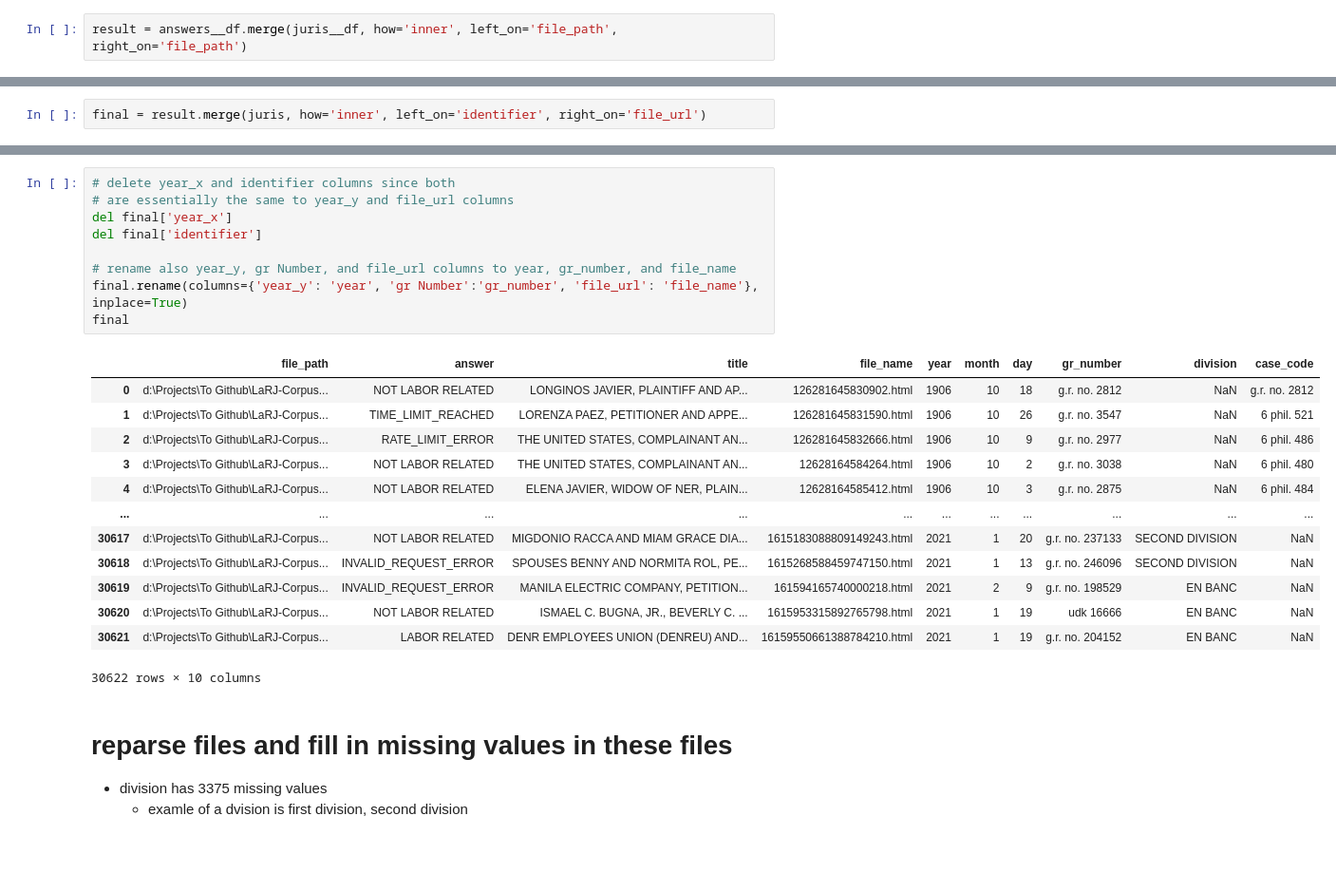
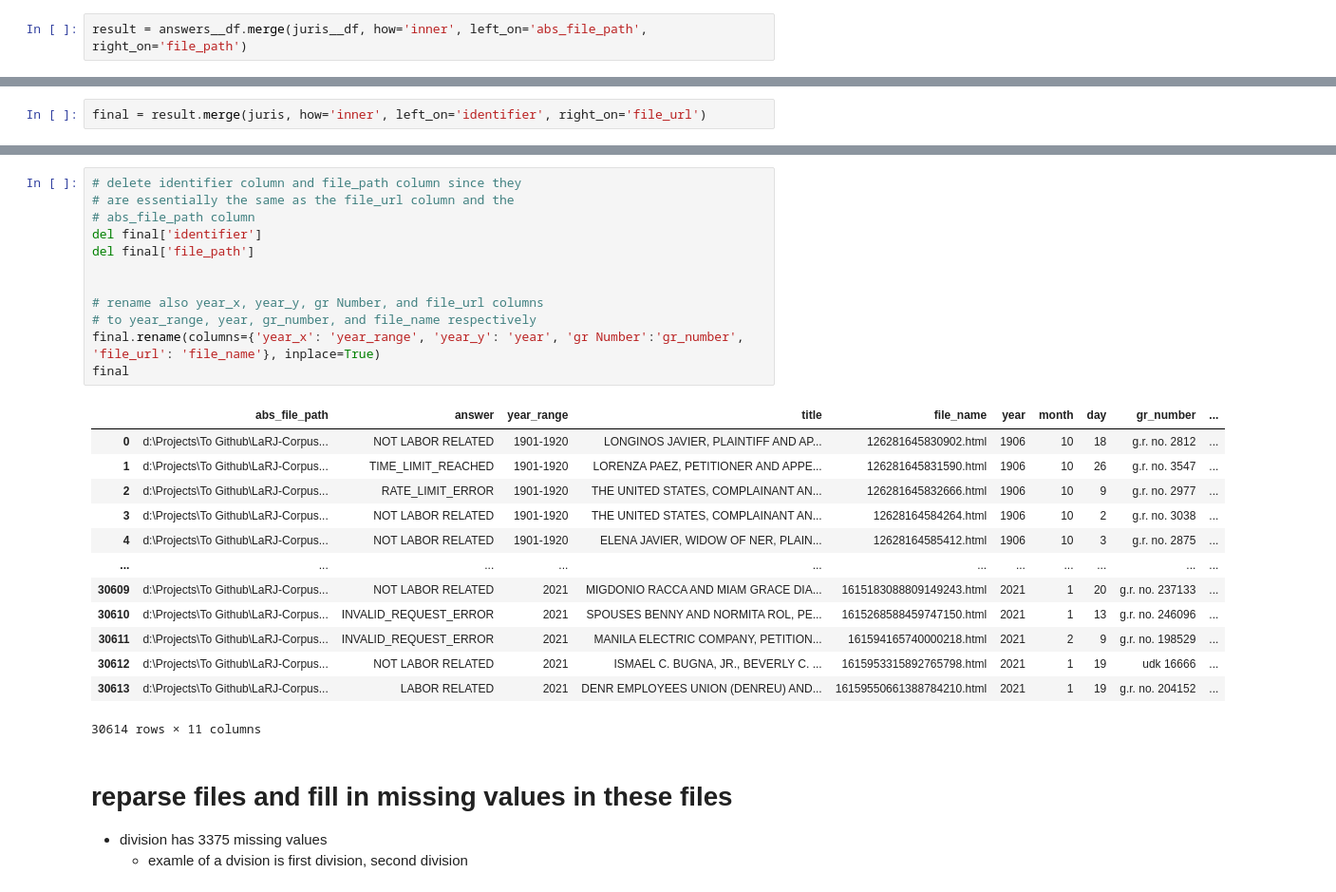
Before and after one commit to 08Aristodemus24/LaRJ-Corpus, a Jupyter notebook: raw labor related jurisprudence cleaning/create_final_proto.ipynb, the cells around one changed output, grey strips where cells are left out. Shown at 95% size. Drawn from its saved outputs; the diff is of its cells as text; blank space fills up the shorter version.

```diff
--- a/raw labor related jurisprudence cleaning/create_final_proto.ipynb
+++ b/raw labor related jurisprudence cleaning/create_final_proto.ipynb
@@ -121,7 +121,7 @@ juris__df
 # %% [markdown]
 # merge answers__df with juris__df.csv where the the file_path column and file_path column in both tables is equal
 # %%
-result = answers__df.merge(juris__df, how='inner', left_on='file_path', right_on='file_path')
+result = answers__df.merge(juris__df, how='inner', left_on='abs_file_path', right_on='file_path')
 # %%
 result
 # %% [output]
@@ -161,26 +161,29 @@ final
 # %%
-# delete year_x and identifier columns since both
-# are essentially the same to year_y and file_url columns
-del final['year_x']
+# delete identifier column and file_path column since they
+# are essentially the same as the file_url column and the
+# abs_file_path column
 del final['identifier']
+del final['file_path']
 
-# rename also year_y, gr Number, and file_url columns to year, gr_number, and file_name
-final.rename(columns={'year_y': 'year', 'gr Number':'gr_number', 'file_url': 'file_name'}, inplace=True)
+
+# rename also year_x, year_y, gr Number, and file_url columns
+# to year_range, year, gr_number, and file_name respectively
+final.rename(columns={'year_x': 'year_range', 'year_y': 'year', 'gr Number':'gr_number', 'file_url': 'file_name'}, inplace=True)
 final
 # %% [output]
-|  | file_path | answer | title | file_name | year | month | day | gr_number | division | case_code |
-| 0 | d:\Projects\To Github\LaRJ-Corpus... | NOT LABOR RELATED | LONGINOS JAVIER, PLAINTIFF AND AP... | 126281645830902.html | 1906 | 10 | 18 | g.r. no. 2812 | NaN | g.r. no. 2812 |
-| 1 | d:\Projects\To Github\LaRJ-Corpus... | TIME_LIMIT_REACHED | LORENZA PAEZ, PETITIONER AND APPE... | 126281645831590.html | 1906 | 10 | 26 | g.r. no. 3547 | NaN | 6 phil. 521 |
-| 2 | d:\Projects\To Github\LaRJ-Corpus... | RATE_LIMIT_ERROR | THE UNITED STATES, COMPLAINANT AN... | 126281645832666.html | 1906 | 10 | 9 | g.r. no. 2977 | NaN | 6 phil. 486 |
-| 3 | d:\Projects\To Github\LaRJ-Corpus... | NOT LABOR RELATED | THE UNITED STATES, COMPLAINANT AN... | 12628164584264.html | 1906 | 10 | 2 | g.r. no. 3038 | NaN | 6 phil. 480 |
-| 4 | d:\Projects\To Github\LaRJ-Corpus... | NOT LABOR RELATED | ELENA JAVIER, WIDOW OF NER, PLAIN... | 12628164585412.html | 1906 | 10 | 3 | g.r. no. 2875 | NaN | 6 phil. 484 |
+|  | abs_file_path | answer | year_range | title | file_name | year | month | day | gr_number | ... |
+| 0 | d:\Projects\To Github\LaRJ-Corpus... | NOT LABOR RELATED | 1901-1920 | LONGINOS JAVIER, PLAINTIFF AND AP... | 126281645830902.html | 1906 | 10 | 18 | g.r. no. 2812 | ... |
+| 1 | d:\Projects\To Github\LaRJ-Corpus... | TIME_LIMIT_REACHED | 1901-1920 | LORENZA PAEZ, PETITIONER AND APPE... | 126281645831590.html | 1906 | 10 | 26 | g.r. no. 3547 | ... |
+| 2 | d:\Projects\To Github\LaRJ-Corpus... | RATE_LIMIT_ERROR | 1901-1920 | THE UNITED STATES, COMPLAINANT AN... | 126281645832666.html | 1906 | 10 | 9 | g.r. no. 2977 | ... |
+| 3 | d:\Projects\To Github\LaRJ-Corpus... | NOT LABOR RELATED | 1901-1920 | THE UNITED STATES, COMPLAINANT AN... | 12628164584264.html | 1906 | 10 | 2 | g.r. no. 3038 | ... |
+| 4 | d:\Projects\To Github\LaRJ-Corpus... | NOT LABOR RELATED | 1901-1920 | ELENA JAVIER, WIDOW OF NER, PLAIN... | 12628164585412.html | 1906 | 10 | 3 | g.r. no. 2875 | ... |
 | ... | ... | ... | ... | ... | ... | ... | ... | ... | ... | ... |
-| 30617 | d:\Projects\To Github\LaRJ-Corpus... | NOT LABOR RELATED | MIGDONIO RACCA AND MIAM GRACE DIA... | 1615183088809149243.html | 2021 | 1 | 20 | g.r. no. 237133 | SECOND DIVISION | NaN |
-| 30618 | d:\Projects\To Github\LaRJ-Corpus... | INVALID_REQUEST_ERROR | SPOUSES BENNY AND NORMITA ROL, PE... | 1615268588459747150.html | 2021 | 1 | 13 | g.r. no. 246096 | SECOND DIVISION | NaN |
-| 30619 | d:\Projects\To Github\LaRJ-Corpus... | INVALID_REQUEST_ERROR | MANILA ELECTRIC COMPANY, PETITION... | 161594165740000218.html | 2021 | 2 | 9 | g.r. no. 198529 | EN BANC | NaN |
-| 30620 | d:\Projects\To Github\LaRJ-Corpus... | NOT LABOR RELATED | ISMAEL C. BUGNA, JR., BEVERLY C. ... | 1615953315892765798.html | 2021 | 1 | 19 | udk 16666 | EN BANC | NaN |
-| 30621 | d:\Projects\To Github\LaRJ-Corpus... | LABOR RELATED | DENR EMPLOYEES UNION (DENREU) AND... | 16159550661388784210.html | 2021 | 1 | 19 | g.r. no. 204152 | EN BANC | NaN |
+| 30609 | d:\Projects\To Github\LaRJ-Corpus... | NOT LABOR RELATED | 2021 | MIGDONIO RACCA AND MIAM GRACE DIA... | 1615183088809149243.html | 2021 | 1 | 20 | g.r. no. 237133 | ... |
+| 30610 | d:\Projects\To Github\LaRJ-Corpus... | INVALID_REQUEST_ERROR | 2021 | SPOUSES BENNY AND NORMITA ROL, PE... | 1615268588459747150.html | 2021 | 1 | 13 | g.r. no. 246096 | ... |
+| 30611 | d:\Projects\To Github\LaRJ-Corpus... | INVALID_REQUEST_ERROR | 2021 | MANILA ELECTRIC COMPANY, PETITION... | 161594165740000218.html | 2021 | 2 | 9 | g.r. no. 198529 | ... |
+| 30612 | d:\Projects\To Github\LaRJ-Corpus... | NOT LABOR RELATED | 2021 | ISMAEL C. BUGNA, JR., BEVERLY C. ... | 1615953315892765798.html | 2021 | 1 | 19 | udk 16666 | ... |
+| 30613 | d:\Projects\To Github\LaRJ-Corpus... | LABOR RELATED | 2021 | DENR EMPLOYEES UNION (DENREU) AND... | 16159550661388784210.html | 2021 | 1 | 19 | g.r. no. 204152 | ... |
-30622 rows × 10 columns
+30614 rows × 11 columns
 # %% [markdown]
 # reparse files and fill in missing values in these files
 * division has 3375 missing values
```
Also changed, not shown: parts of 7 cells of this notebook, 3 other files.
